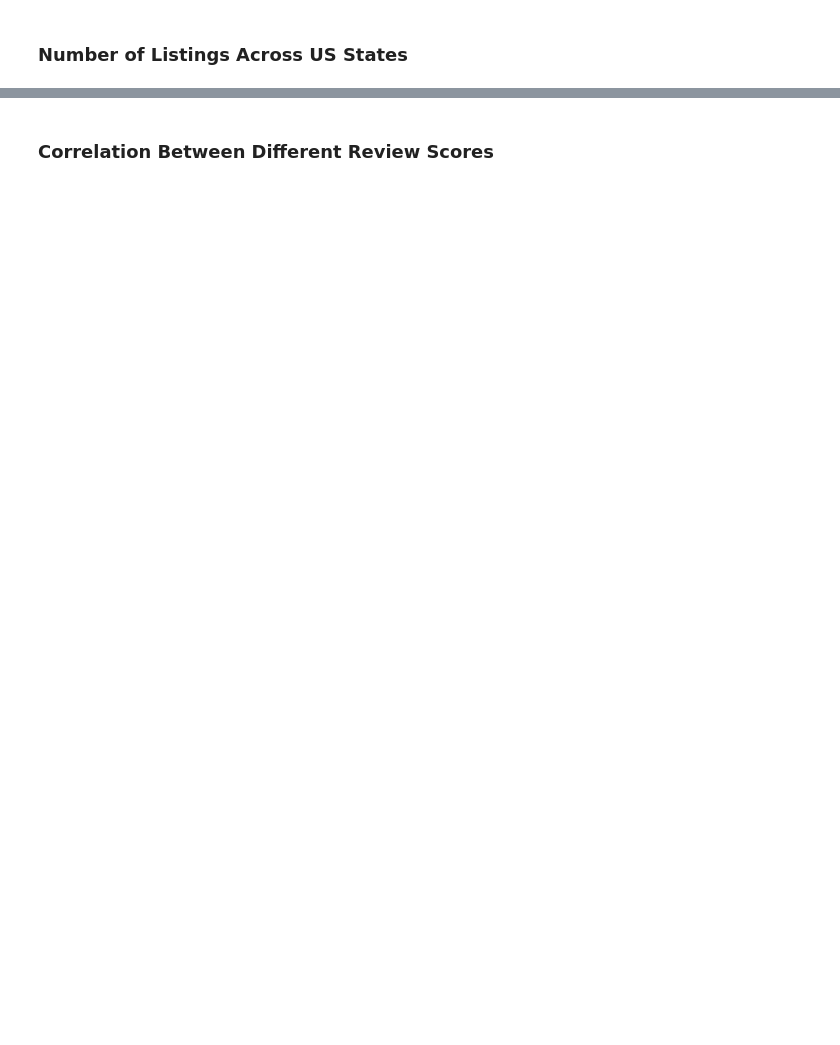
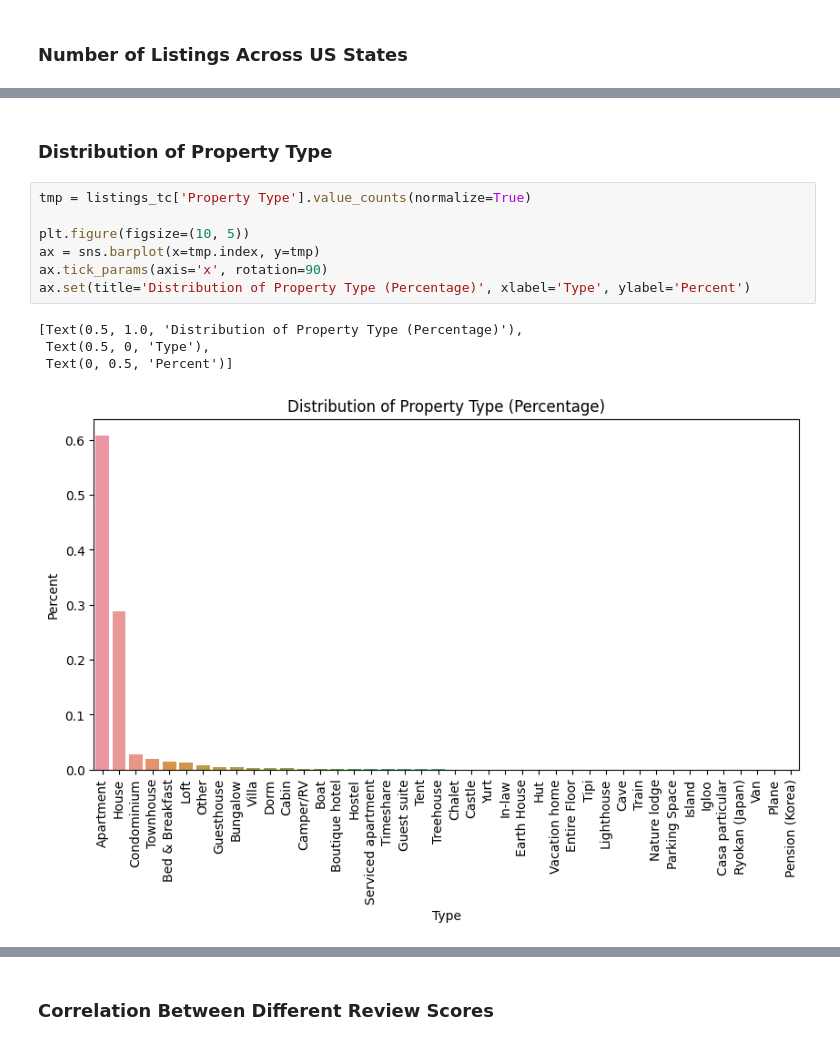
Before and after one commit to mahalrs/airbnb-autopilot, a Jupyter notebook: notebooks/data_exploration.ipynb, the cells around one changed output, grey strips where cells are left out. Drawn from its saved outputs; the diff is of its cells as text; blank space fills up the shorter version.

```diff
--- a/notebooks/data_exploration.ipynb
+++ b/notebooks/data_exploration.ipynb
@@ -126,0 +155,14 @@ sns.barplot(x=tmp.index, y=tmp[:])
+# %% [markdown]
+### Distribution of Property Type
+# %%
+tmp = listings_tc['Property Type'].value_counts(normalize=True)
+
+plt.figure(figsize=(10, 5))
+ax = sns.barplot(x=tmp.index, y=tmp)
+ax.tick_params(axis='x', rotation=90)
+ax.set(title='Distribution of Property Type (Percentage)', xlabel='Type', ylabel='Percent')
+# %% [output]
+[Text(0.5, 1.0, 'Distribution of Property Type (Percentage)'),
+ Text(0.5, 0, 'Type'),
+ Text(0, 0.5, 'Percent')]
+[figure, added]
```
Also changed, not shown: parts of 16 cells of this notebook.
